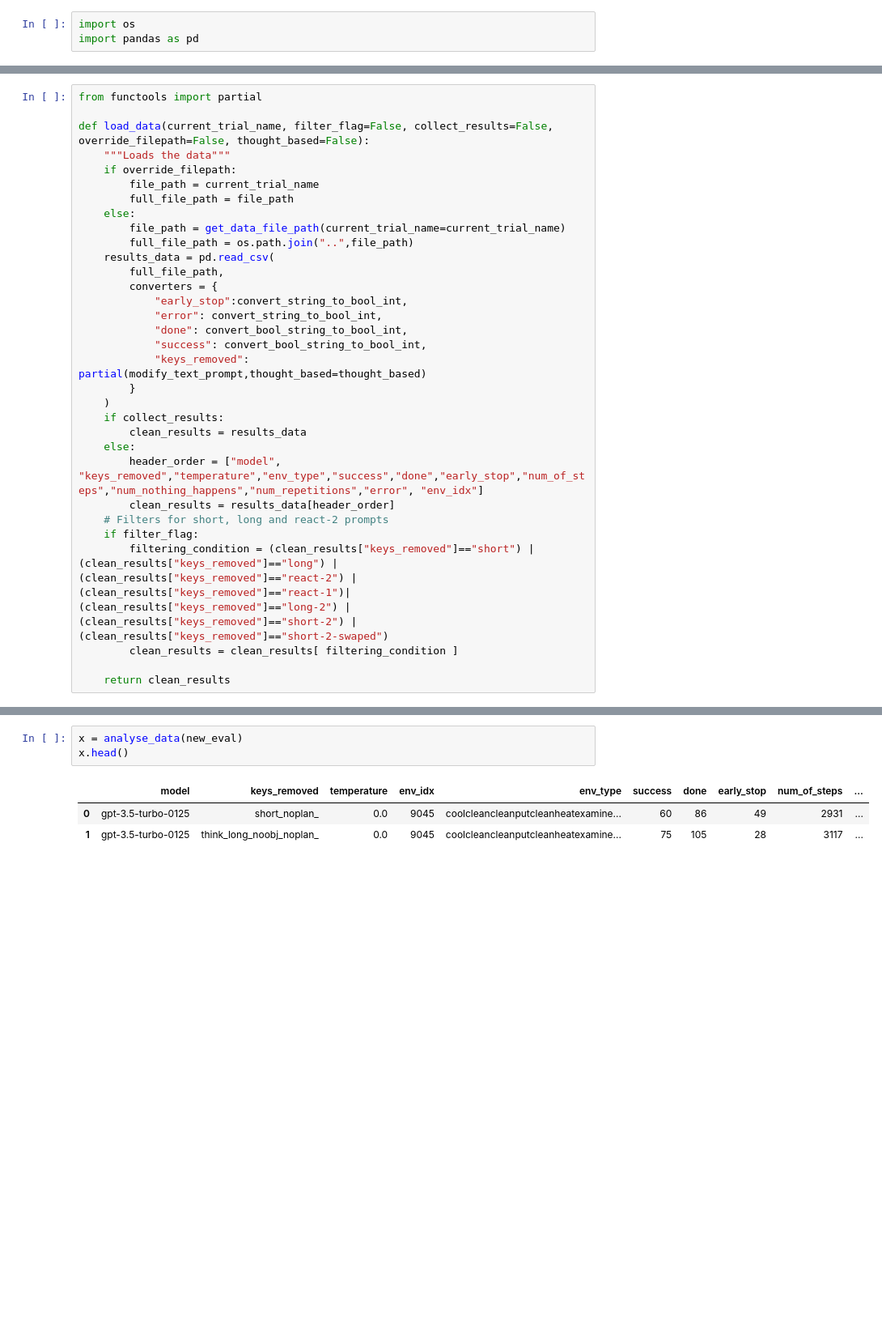
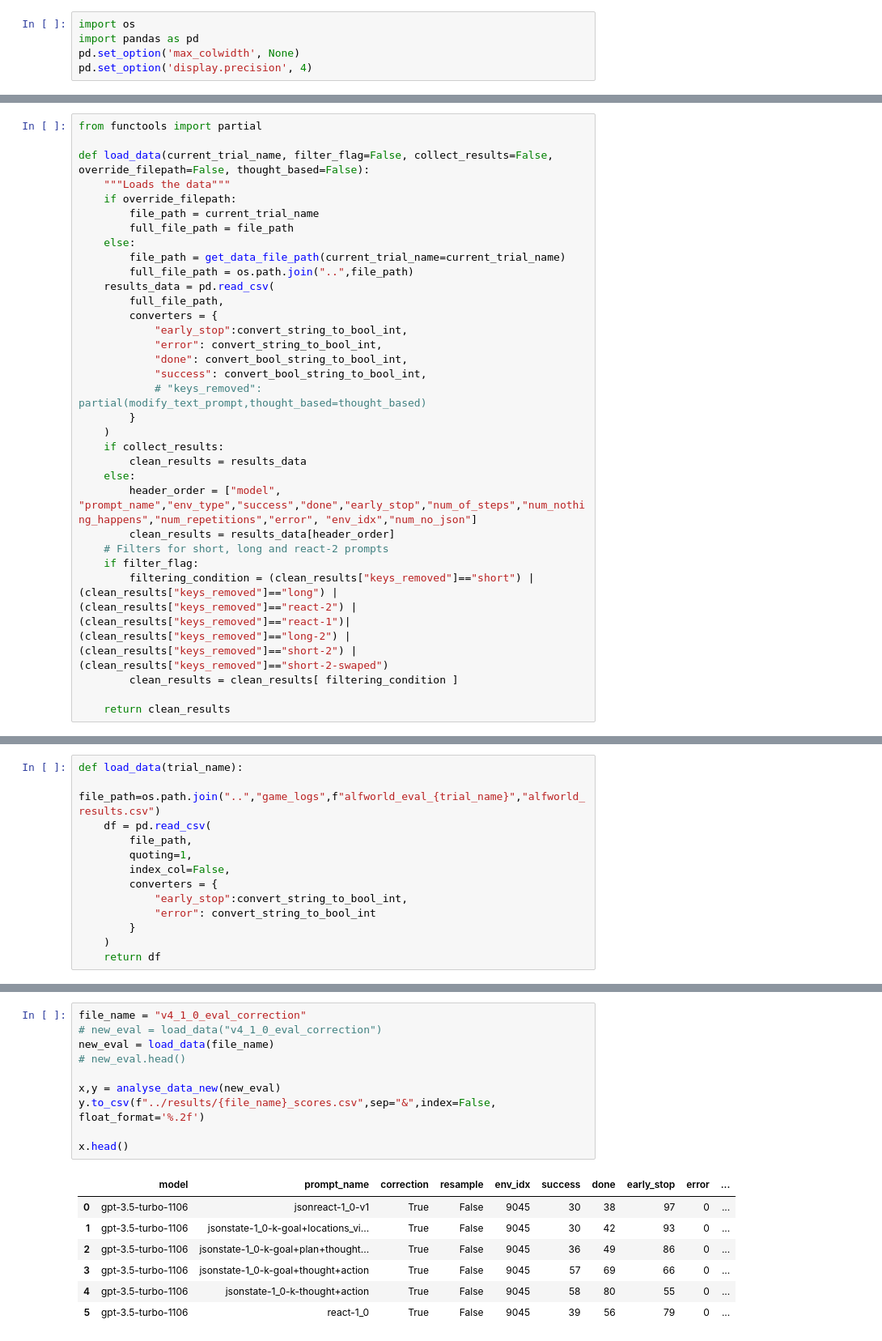
Before and after one commit to ai-nikolai/LLamp, a Jupyter notebook: playgrounds/analysis_alfworld_eval_notebook.ipynb, the cells around one changed output, grey strips where cells are left out. Shown: that part at 81% size. Drawn from its saved outputs; the diff is of its cells as text; blank space fills up the shorter version.

```diff
--- a/playgrounds/analysis_alfworld_eval_notebook.ipynb
+++ b/playgrounds/analysis_alfworld_eval_notebook.ipynb
@@ -4,3 +4,5 @@ This part creates the basic import functions
 # %%
 import os
 import pandas as pd
+pd.set_option('max_colwidth', None)
+pd.set_option('display.precision', 4)
@@ -111,13 +107,13 @@ def load_data(current_trial_name, filter_flag=False, collect_results=False, over
             "error": convert_string_to_bool_int,
             "done": convert_bool_string_to_bool_int,
             "success": convert_bool_string_to_bool_int,
-            "keys_removed": partial(modify_text_prompt,thought_based=thought_based)
+            # "keys_removed": partial(modify_text_prompt,thought_based=thought_based)
         }
     )
     if collect_results:
         clean_results = results_data
     else:
-        header_order = ["model", "keys_removed","temperature","env_type","success","done","early_stop","num_of_steps","num_nothing_happens","num_repetitions","error", "env_idx"]
+        header_order = ["model", "prompt_name","env_type","success","done","early_stop","num_of_steps","num_nothing_happens","num_repetitions","error", "env_idx","num_no_json"]
         clean_results = results_data[header_order]
     # Filters for short, long and react-2 prompts
     if filter_flag:
@@ -630 +629,14 @@ This is the new part of the analysis.
+# %%
+def load_data(trial_name):
+    file_path=os.path.join("..","game_logs",f"alfworld_eval_{trial_name}","alfworld_results.csv")
+    df = pd.read_csv(
+        file_path,
+        quoting=1,
+        index_col=False,
+        converters = {
+            "early_stop":convert_string_to_bool_int,
+            "error": convert_string_to_bool_int
+        }
+    )
+    return df
 # %%
@@ -677,7 +790,18 @@ new_eval.head()
 # %%
-x = analyse_data(new_eval)
+file_name = "v4_1_0_eval_correction"
+# new_eval = load_data("v4_1_0_eval_correction")
+new_eval = load_data(file_name)
+# new_eval.head()
+
+x,y = analyse_data_new(new_eval)
+y.to_csv(f"../results/{file_name}_scores.csv",sep="&",index=False, float_format='%.2f')
+
 x.head()
 # %% [output]
-|  | model | keys_removed | temperature | env_idx | env_type | success | done | early_stop | num_of_steps | ... |
-| 0 | gpt-3.5-turbo-0125 | short_noplan_ | 0.0 | 9045 | coolcleancleanputcleanheatexamine... | 60 | 86 | 49 | 2931 | ... |
-| 1 | gpt-3.5-turbo-0125 | think_long_noobj_noplan_ | 0.0 | 9045 | coolcleancleanputcleanheatexamine... | 75 | 105 | 28 | 3117 | ... |
+|  | model | prompt_name | correction | resample | env_idx | success | done | early_stop | error | ... |
+| 0 | gpt-3.5-turbo-1106 | jsonreact-1_0-v1 | True | False | 9045 | 30 | 38 | 97 | 0 | ... |
+| 1 | gpt-3.5-turbo-1106 | jsonstate-1_0-k-goal+locations_vi... | True | False | 9045 | 30 | 42 | 93 | 0 | ... |
+| 2 | gpt-3.5-turbo-1106 | jsonstate-1_0-k-goal+plan+thought... | True | False | 9045 | 36 | 49 | 86 | 0 | ... |
+| 3 | gpt-3.5-turbo-1106 | jsonstate-1_0-k-goal+thought+action | True | False | 9045 | 57 | 69 | 66 | 0 | ... |
+| 4 | gpt-3.5-turbo-1106 | jsonstate-1_0-k-thought+action | True | False | 9045 | 58 | 80 | 55 | 0 | ... |
+| 5 | gpt-3.5-turbo-1106 | react-1_0 | True | False | 9045 | 39 | 56 | 79 | 0 | ... |
```
Also changed, not shown: parts of 19 cells of this notebook, 2 other files.
